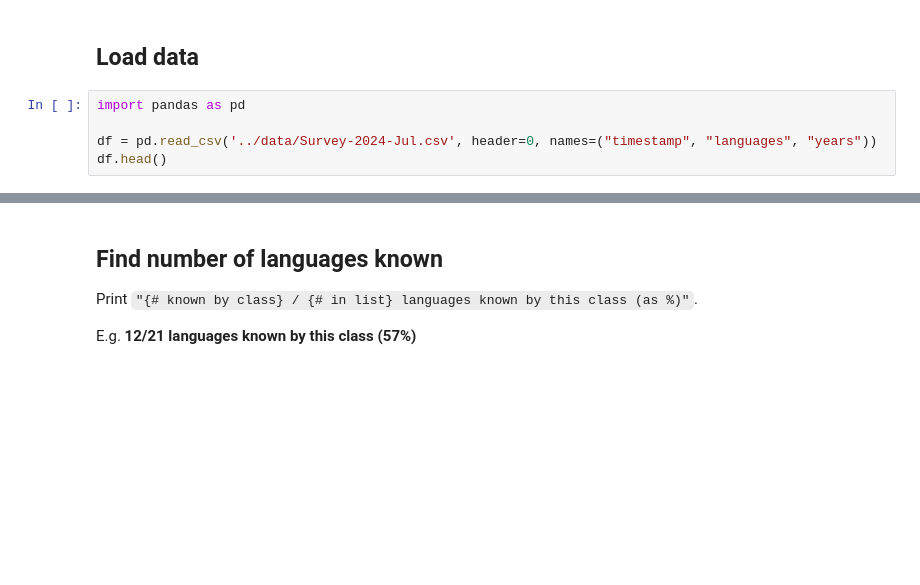
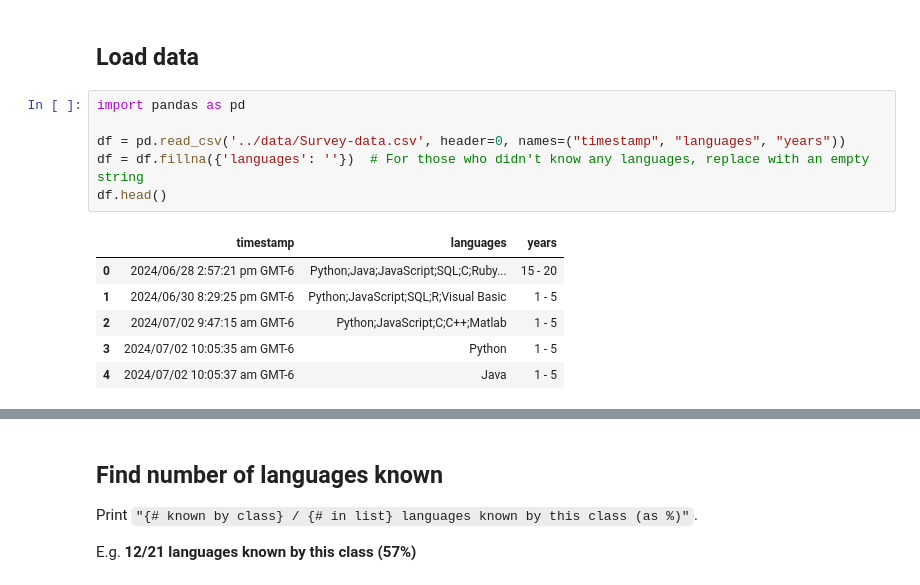
Before and after one commit to ariannedee/python-data-structures, a Jupyter notebook: project/sample_solutions/proj_4_pandas.ipynb, the cells around one changed output, grey strips where cells are left out. Cells and saved outputs as stored; diff of their text form; blank space fills up the shorter version.

```diff
--- a/project/sample_solutions/proj_4_pandas.ipynb
+++ b/project/sample_solutions/proj_4_pandas.ipynb
@@ -11,8 +11,16 @@ all_langs = ['Python', 'Java', 'JavaScript', 'TypeScript', 'PHP', 'SQL', 'C', 'C
 # %%
 import pandas as pd
 
-df = pd.read_csv('../data/Survey-2024-Jul.csv', header=0, names=("timestamp", "languages", "years"))
+df = pd.read_csv('../data/Survey-data.csv', header=0, names=("timestamp", "languages", "years"))
+df = df.fillna({'languages': ''})  # For those who didn't know any languages, replace with an empty string
 df.head()
+# %% [output]
+|  | timestamp | languages | years |
+| 0 | 2024/06/28 2:57:21 pm GMT-6 | Python;Java;JavaScript;SQL;C;Ruby... | 15 - 20 |
+| 1 | 2024/06/30 8:29:25 pm GMT-6 | Python;JavaScript;SQL;R;Visual Basic | 1 - 5 |
+| 2 | 2024/07/02 9:47:15 am GMT-6 | Python;JavaScript;C;C++;Matlab | 1 - 5 |
+| 3 | 2024/07/02 10:05:35 am GMT-6 | Python | 1 - 5 |
+| 4 | 2024/07/02 10:05:37 am GMT-6 | Java | 1 - 5 |
 # %%
 import re
 
```
Also changed, not shown: parts of 15 cells of this notebook.
